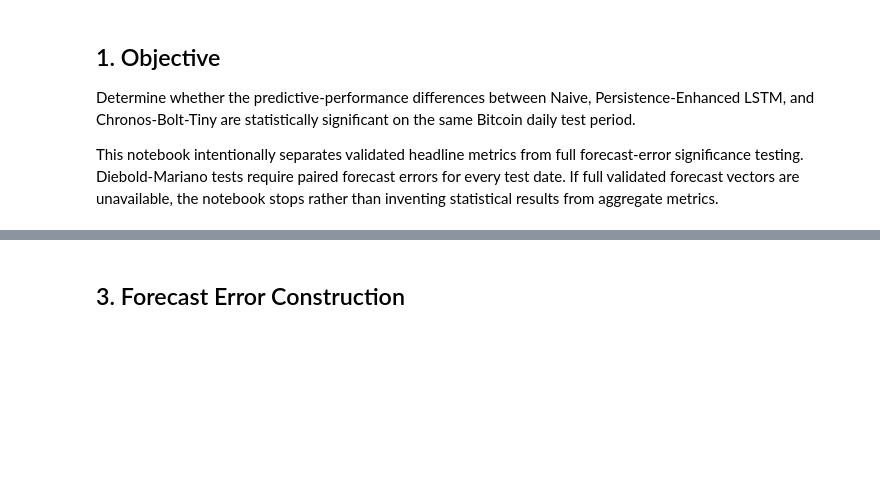
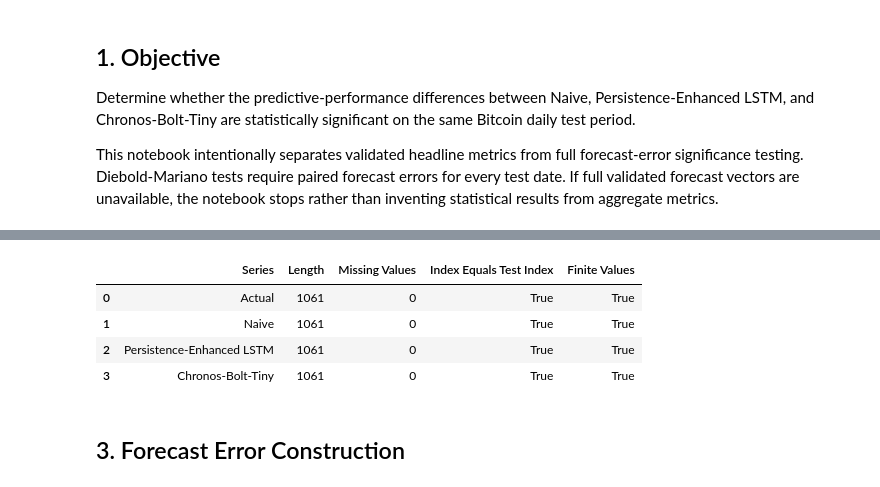
Before and after one commit to mdsoadsolaiman/TimeSeriesFoundationModels, a Jupyter notebook: notebooks/09_Statistical_Significance_Test.ipynb, the cells around one changed output, grey strips where cells are left out. Cells and saved outputs as stored; diff of their text form; code cells hidden in the pictures; blank space fills up the shorter version.

```diff
--- a/notebooks/09_Statistical_Significance_Test.ipynb
+++ b/notebooks/09_Statistical_Significance_Test.ipynb
@@ -150,3 +170,23 @@ if forecast_results[["persistence_enhanced_lstm", "chronos_bolt_tiny_forecast"]]
+# %%
+availability_table = pd.DataFrame(
+    [
+        {
+            "Series": series.name,
+            "Length": len(series),
+            "Missing Values": int(series.isna().sum()),
+            "Index Equals Test Index": series.index.equals(test.index),
+            "Finite Values": bool(np.isfinite(series.to_numpy(dtype=float)).all()),
+        }
+        for series in [y_test, naive_forecast, persistence_enhanced_lstm, chronos_bolt_tiny_forecast]
+    ]
+)
+availability_table
+# %% [output]
+|  | Series | Length | Missing Values | Index Equals Test Index | Finite Values |
+| 0 | Actual | 1061 | 0 | True | True |
+| 1 | Naive | 1061 | 0 | True | True |
+| 2 | Persistence-Enhanced LSTM | 1061 | 0 | True | True |
+| 3 | Chronos-Bolt-Tiny | 1061 | 0 | True | True |
 # %% [markdown]
 ## 3. Forecast Error Construction
 # %%
```
Also changed, not shown: parts of 15 cells of this notebook, 7 other files.
